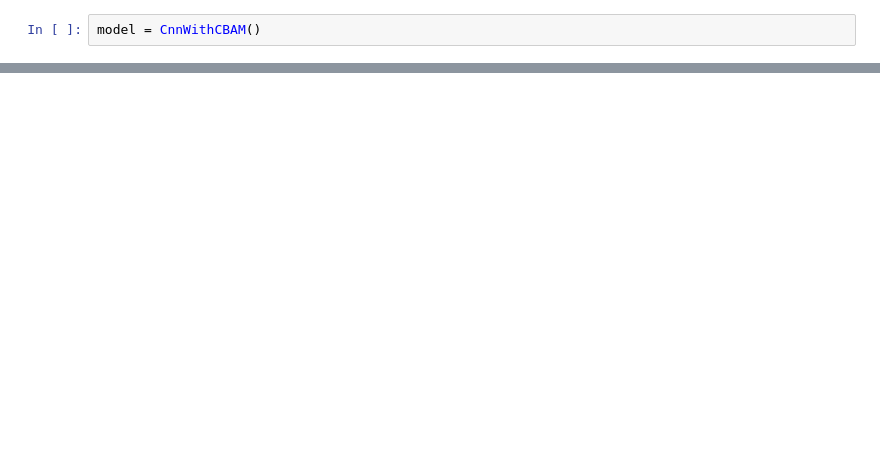
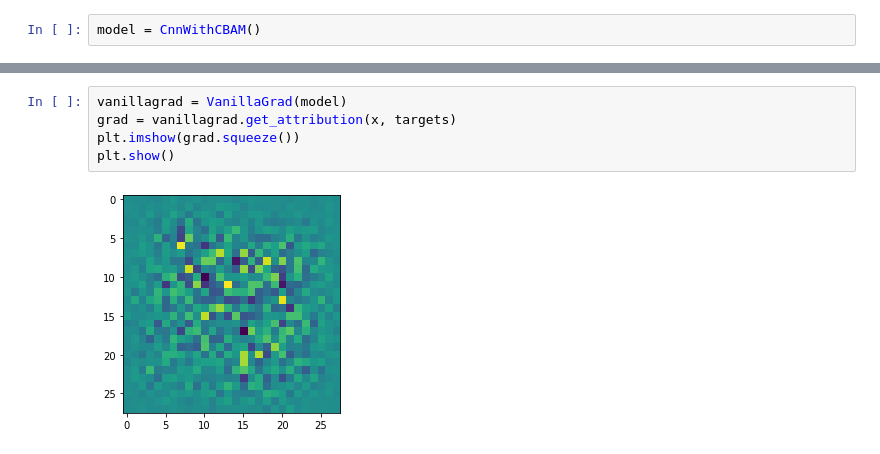
Before and after one commit to simonjisu/XAI, a Jupyter notebook: refactoring.ipynb, the cells around one changed output, grey strips where cells are left out. Saved outputs shown, nothing was run; the diff lists cells and outputs as text; blank space fills up the shorter version.

```diff
--- a/refactoring.ipynb
+++ b/refactoring.ipynb
@@ -515,0 +538,7 @@ tensor([[[[ 0.0000, -0.0625, -0.0625,  0.0000],
+# %%
+vanillagrad = VanillaGrad(model)
+grad = vanillagrad.get_attribution(x, targets)
+plt.imshow(grad.squeeze())
+plt.show()
+# %% [output]
+[figure, added]
```
Also changed, not shown: parts of 35 cells of this notebook, 1 other file.
